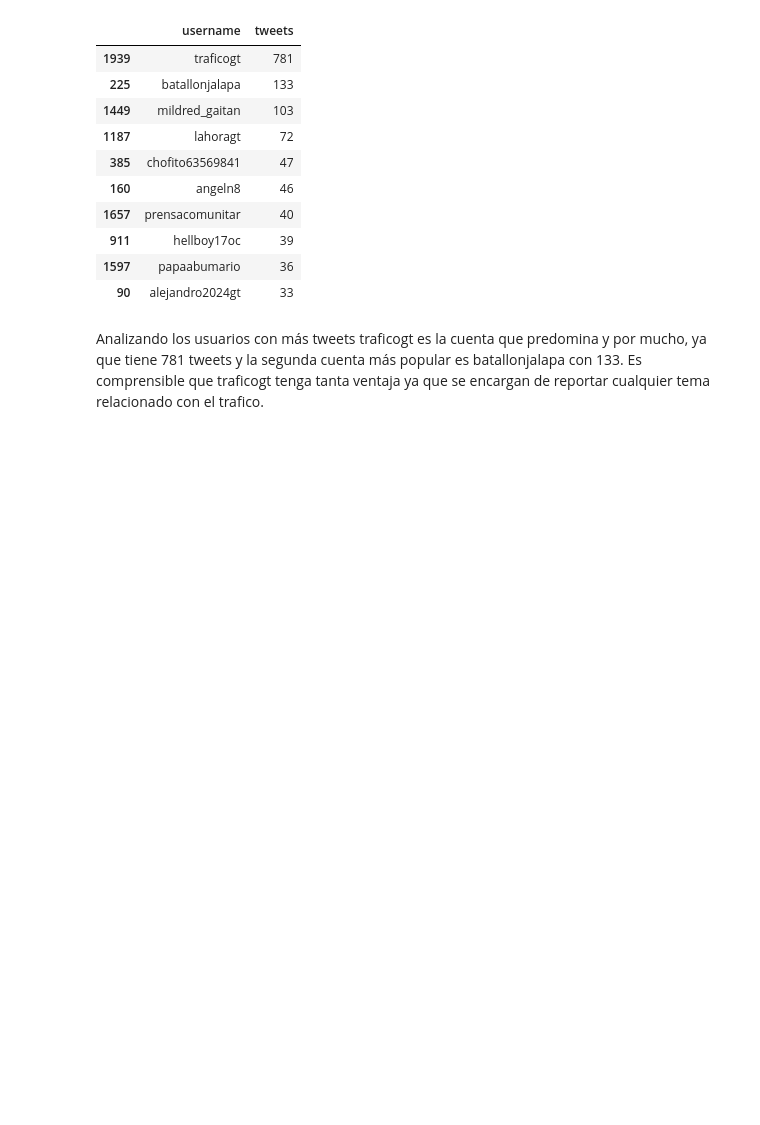
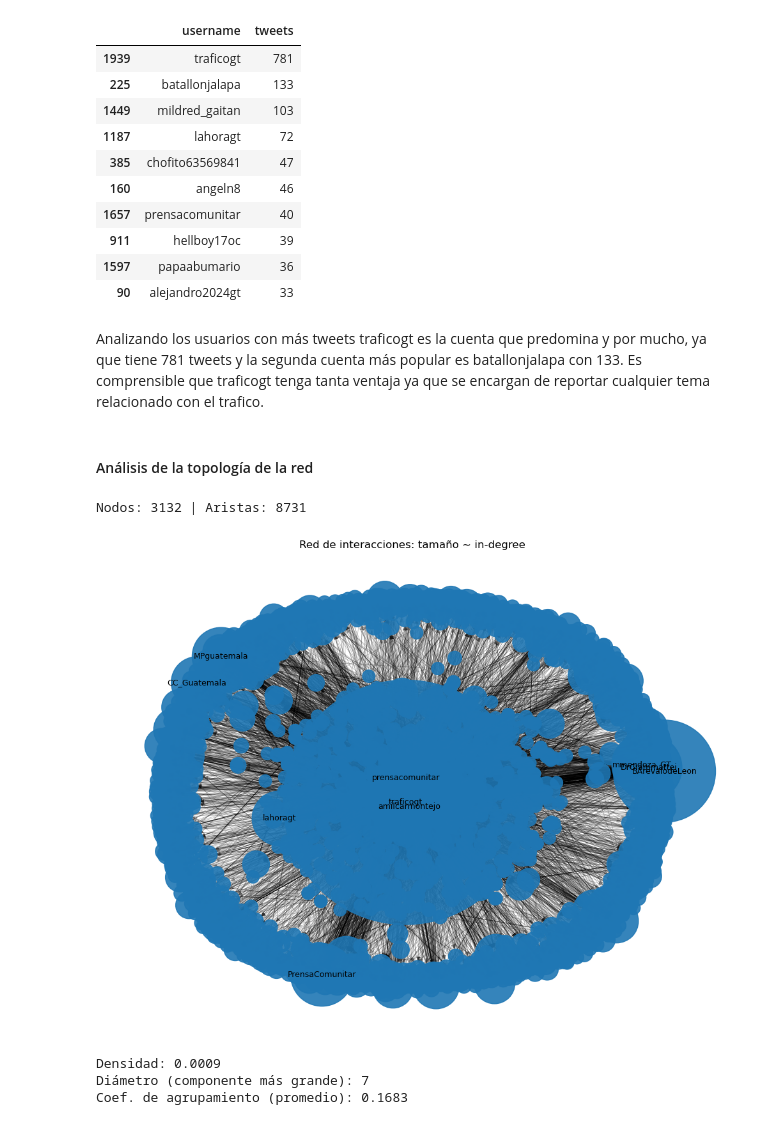
Before and after one commit to ignaciomendeza/DS-Lab-6, a Jupyter notebook: Lab6.ipynb, the cells around one changed output. Cells and saved outputs as stored; diff of their text form; code cells hidden in the pictures; blank space fills up the shorter version.

```diff
--- a/Lab6.ipynb
+++ b/Lab6.ipynb
@@ -376,3 +377,5 @@ cuentas_top
 | 90 | alejandro2024gt | 33 |
 # %% [markdown]
 Analizando los usuarios con más tweets traficogt es la cuenta que predomina y por mucho, ya que tiene 781 tweets y la segunda cuenta más popular es batallonjalapa con 133. Es comprensible que traficogt tenga tanta ventaja ya que se encargan de reportar cualquier tema relacionado con el trafico.
+# %% [markdown]
+#### Análisis de la topología de la red
@@ -378,0 +413,61 @@ Analizando los usuarios con más tweets traficogt es la cuenta que predomina y p
+# %%
+G = nx.DiGraph()
+
+for u in df["username"].unique():
+    if isinstance(u, str) and u:
+        G.add_node(u)
+
+edges = []
+for _, row in df.iterrows():
+    author = row["username"]
+    for m in row["mentionUsers"]:
+        if m and m != author:
+            edges.append((author, m, {"type": "mention"}))
+    if row["reply_to"] and row["reply_to"] != author:
+        edges.append((author, row["reply_to"], {"type": "reply"}))
+    if row["retweeted_user"] and row["retweeted_user"] != author:
+        edges.append((author, row["retweeted_user"], {"type": "retweet"}))
+
+G.add_edges_from(edges)
+print(f"Nodos: {G.number_of_nodes()} | Aristas: {G.number_of_edges()}")
+# %% [output]
+Nodos: 3132 | Aristas: 8731
+# %%
+plt.figure(figsize=(10, 8))
+pos = nx.spring_layout(G, seed=42)
+
+in_deg = dict(G.in_degree())
+sizes = [200 + 40*in_deg.get(n, 0) for n in G.nodes()]
+
+nx.draw_networkx_nodes(G, pos, node_size=sizes, node_color="C0", alpha=0.9)
+nx.draw_networkx_edges(G, pos, alpha=0.25, arrows=True, arrowsize=10, width=0.6)
+
+top10_in = sorted(in_deg.items(), key=lambda x: x[1], reverse=True)[:10]
+labels = {n: n for n,_ in top10_in}
+nx.draw_networkx_labels(G, pos, labels=labels, font_size=9)
+
+plt.title("Red de interacciones: tamaño ~ in-degree")
+plt.axis("off")
+plt.tight_layout()
+plt.show()
+# %% [output]
+[figure, added]
+# %%
+density = nx.density(G)
+
+diameter = 0
+if G.number_of_edges() > 0:
+    G_und = G.to_undirected()
+    largest_cc = max(nx.connected_components(G_und), key=len)
+    H = G_und.subgraph(largest_cc).copy()
+    diameter = nx.diameter(H) if H.number_of_nodes() > 1 else 0
+
+clustering = nx.average_clustering(G.to_undirected()) if G.number_of_nodes() else 0.0
+
+print(f"Densidad: {density:.4f}")
+print(f"Diámetro (componente más grande): {diameter}")
+print(f"Coef. de agrupamiento (promedio): {clustering:.4f}")
+# %% [output]
+Densidad: 0.0009
+Diámetro (componente más grande): 7
+Coef. de agrupamiento (promedio): 0.1683
```
Also changed, not shown: parts of 4 cells of this notebook.
